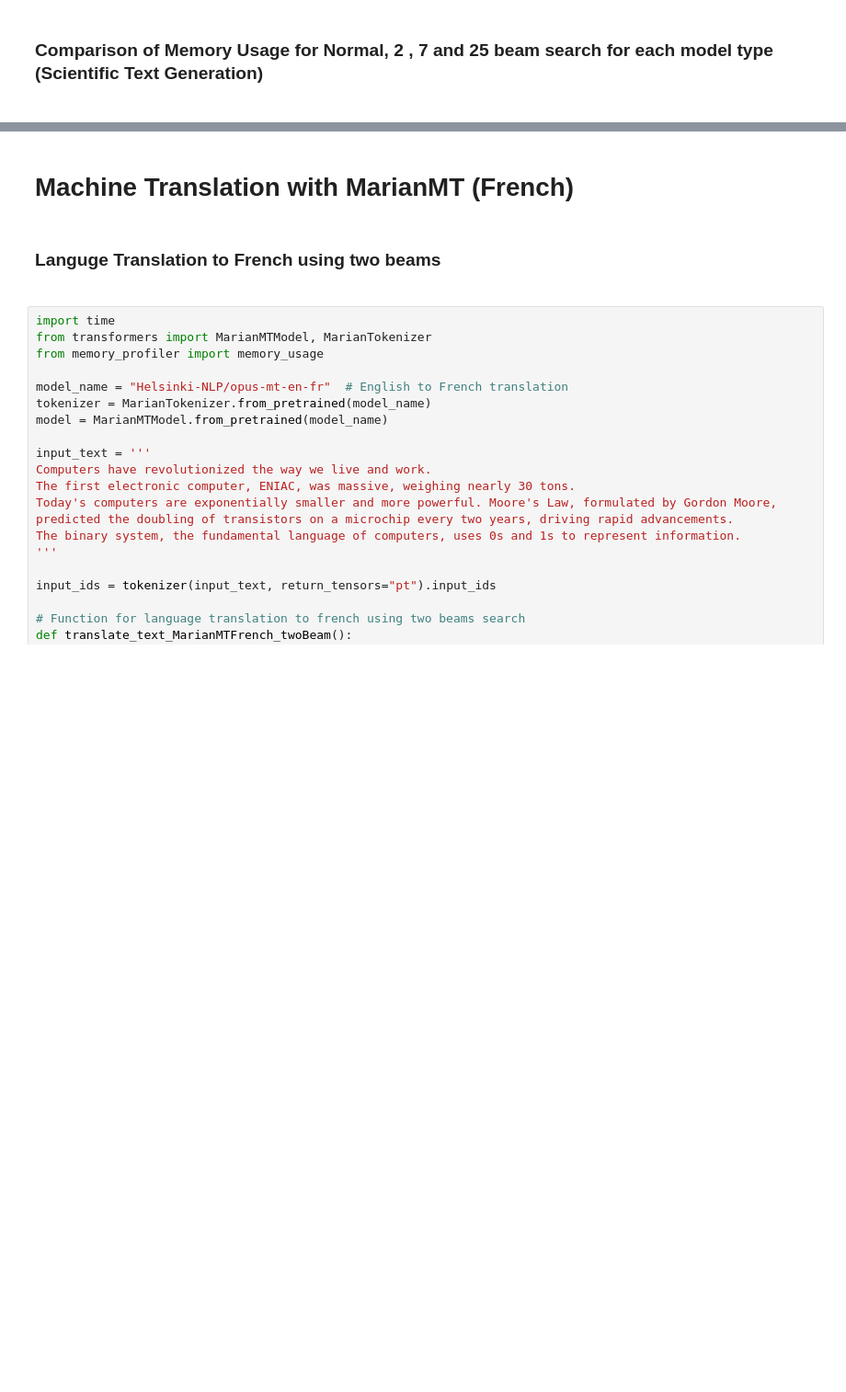
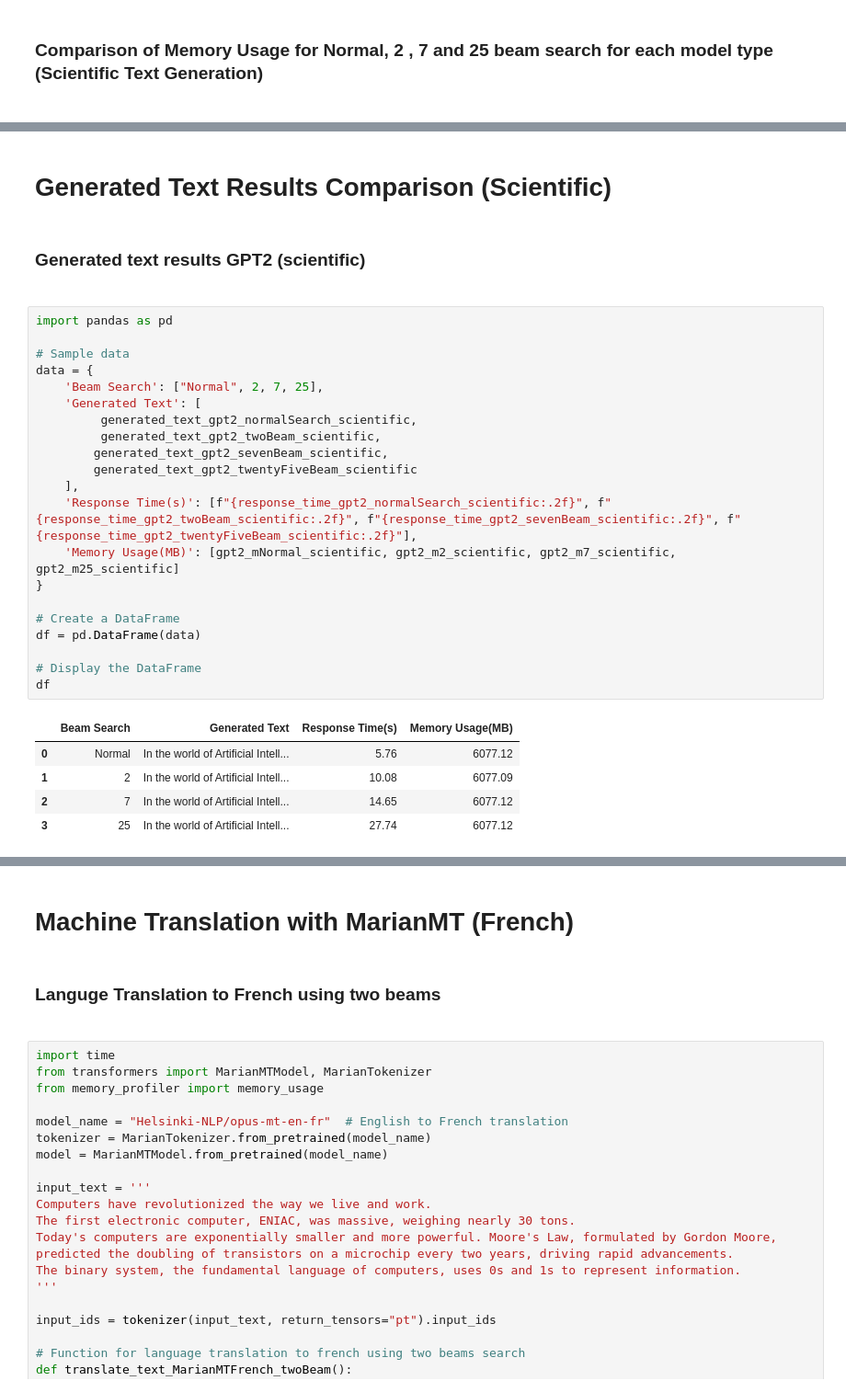
Before and after one commit to pureskill714/ICT3102-assignment2, a Jupyter notebook: 3102Assignment2.ipynb, the cells around one changed output, grey strips where cells are left out. Shown at 92% size. Drawn from its saved outputs; the diff is of its cells as text; blank space fills up the shorter version.

```diff
--- a/3102Assignment2.ipynb
+++ b/3102Assignment2.ipynb
@@ -1975,0 +2066,31 @@ Memory Usage for BART twenty five beam search: 6011.43MB
+# %% [markdown]
+# <b>Generated Text Results Comparison (Scientific)</b>
+# %% [markdown]
+<h3><b>Generated text results GPT2 (scientific)</b><h3>
+# %%
+import pandas as pd
+
+# Sample data
+data = {
+    'Beam Search': ["Normal", 2, 7, 25],
+    'Generated Text': [
+         generated_text_gpt2_normalSearch_scientific,
+         generated_text_gpt2_twoBeam_scientific,
+        generated_text_gpt2_sevenBeam_scientific,
+        generated_text_gpt2_twentyFiveBeam_scientific
+    ],
+    'Response Time(s)': [f"{response_time_gpt2_normalSearch_scientific:.2f}", f"{response_time_gpt2_twoBeam_scientific:.2f}", f"{response_time_gpt2_sevenBeam_scientific:.2f}", f"{response_time_gpt2_twentyFiveBeam_scientific:.2f}"],
+    'Memory Usage(MB)': [gpt2_mNormal_scientific, gpt2_m2_scientific, gpt2_m7_scientific, gpt2_m25_scientific]
+}
+
+# Create a DataFrame
+df = pd.DataFrame(data)
+
+# Display the DataFrame
+df
+# %% [output]
+|  | Beam Search | Generated Text | Response Time(s) | Memory Usage(MB) |
+| 0 | Normal | In the world of Artificial Intell... | 5.76 | 6077.12 |
+| 1 | 2 | In the world of Artificial Intell... | 10.08 | 6077.09 |
+| 2 | 7 | In the world of Artificial Intell... | 14.65 | 6077.12 |
+| 3 | 25 | In the world of Artificial Intell... | 27.74 | 6077.12 |
```
Also changed, not shown: parts of 65 cells of this notebook.
